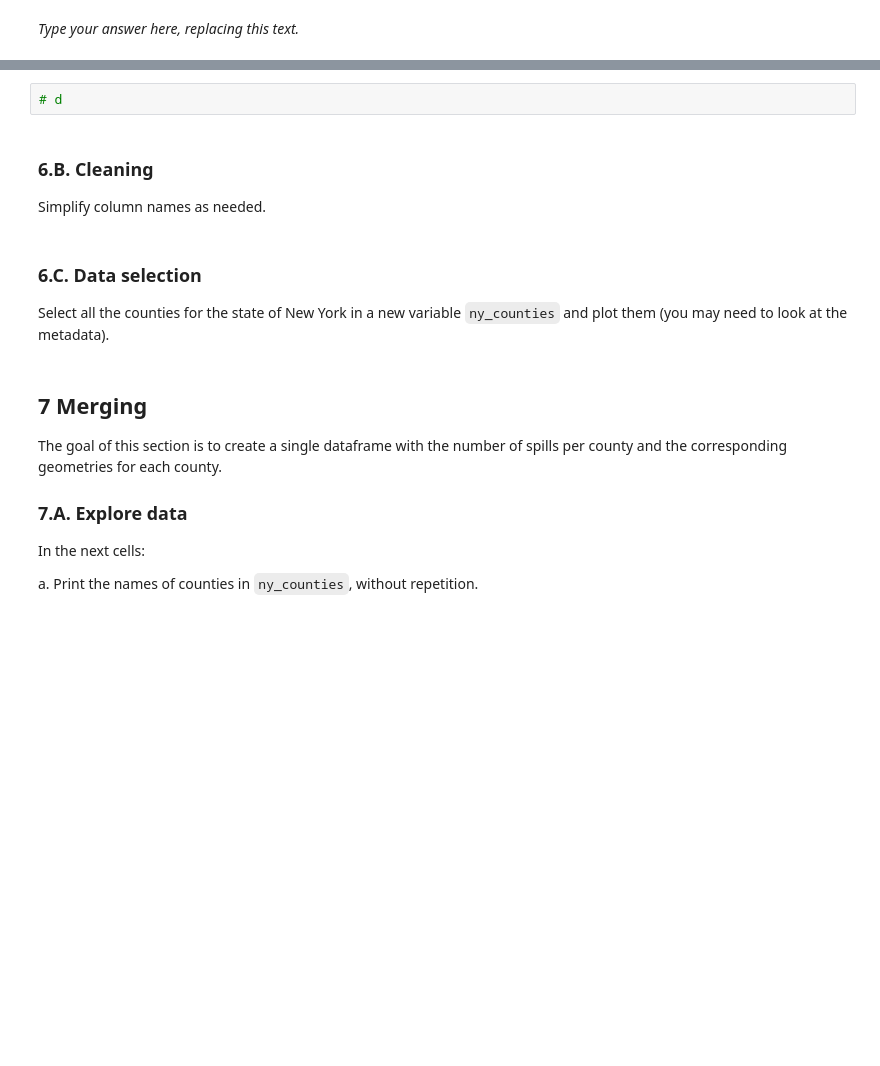
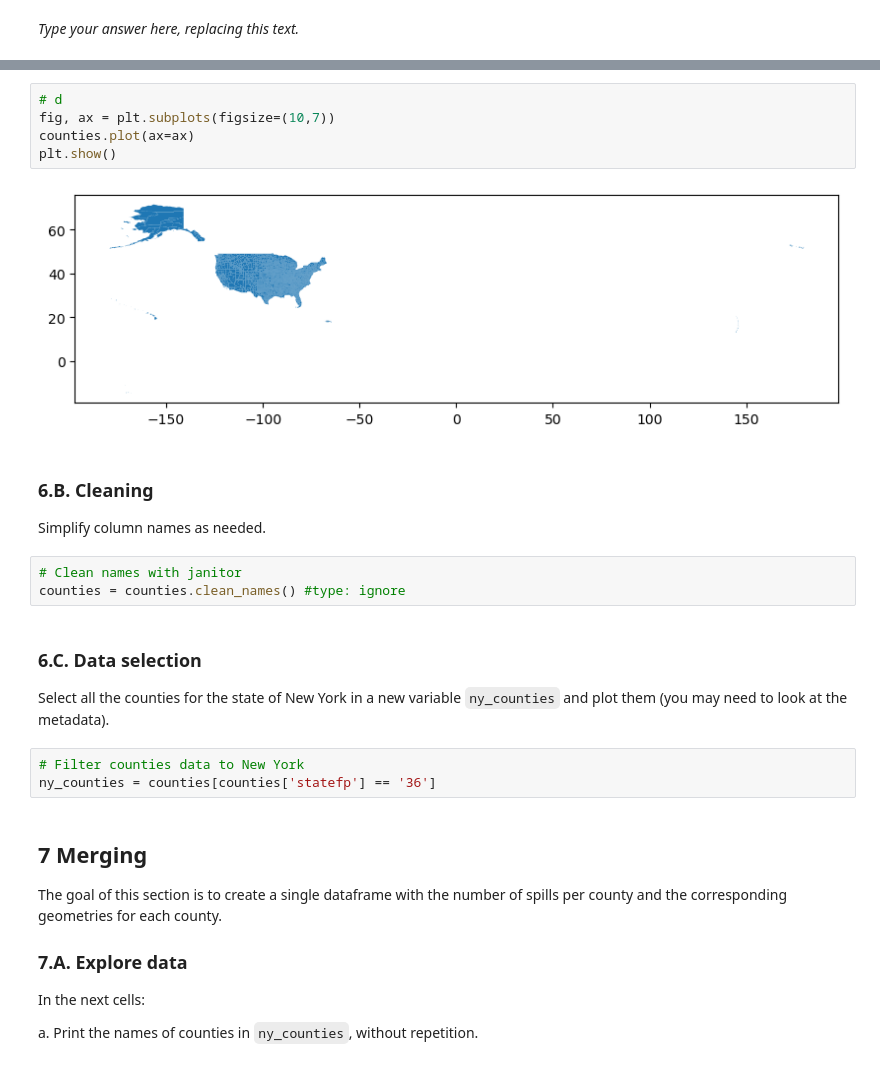
Before and after one commit to zachyyy700/eds220-hwk3, a Jupyter notebook: hwk3-task2-spills-LOO.ipynb, the cells around one changed output, grey strips where cells are left out. Drawn from its saved outputs; the diff is of its cells as text; blank space fills up the shorter version.

```diff
--- a/hwk3-task2-spills-LOO.ipynb
+++ b/hwk3-task2-spills-LOO.ipynb
@@ -265,5 +340,10 @@ _Type your answer here, replacing this text._
 # %%
 # d
+fig, ax = plt.subplots(figsize=(10,7))
+counties.plot(ax=ax)
+plt.show()
+# %% [output]
+[figure, added]
 # %% [markdown]
 <!-- END QUESTION -->
 
@@ -272,6 +352,9 @@ _Type your answer here, replacing this text._
 ### 6.B. Cleaning
 
 Simplify column names as needed.
+# %%
+# Clean names with janitor
+counties = counties.clean_names() #type: ignore
 # %% [markdown]
 <!-- END QUESTION -->
 
@@ -280,6 +363,9 @@ Simplify column names as needed.
 ### 6.C. Data selection
 
 Select all the counties for the state of New York in a new variable `ny_counties` and plot them (you may need to look at the metadata).
+# %%
+# Filter counties data to New York
+ny_counties = counties[counties['statefp'] == '36']
 # %% [markdown]
 <!-- END QUESTION -->
 
```
Also changed, not shown: parts of 28 cells of this notebook, 1 other file.
